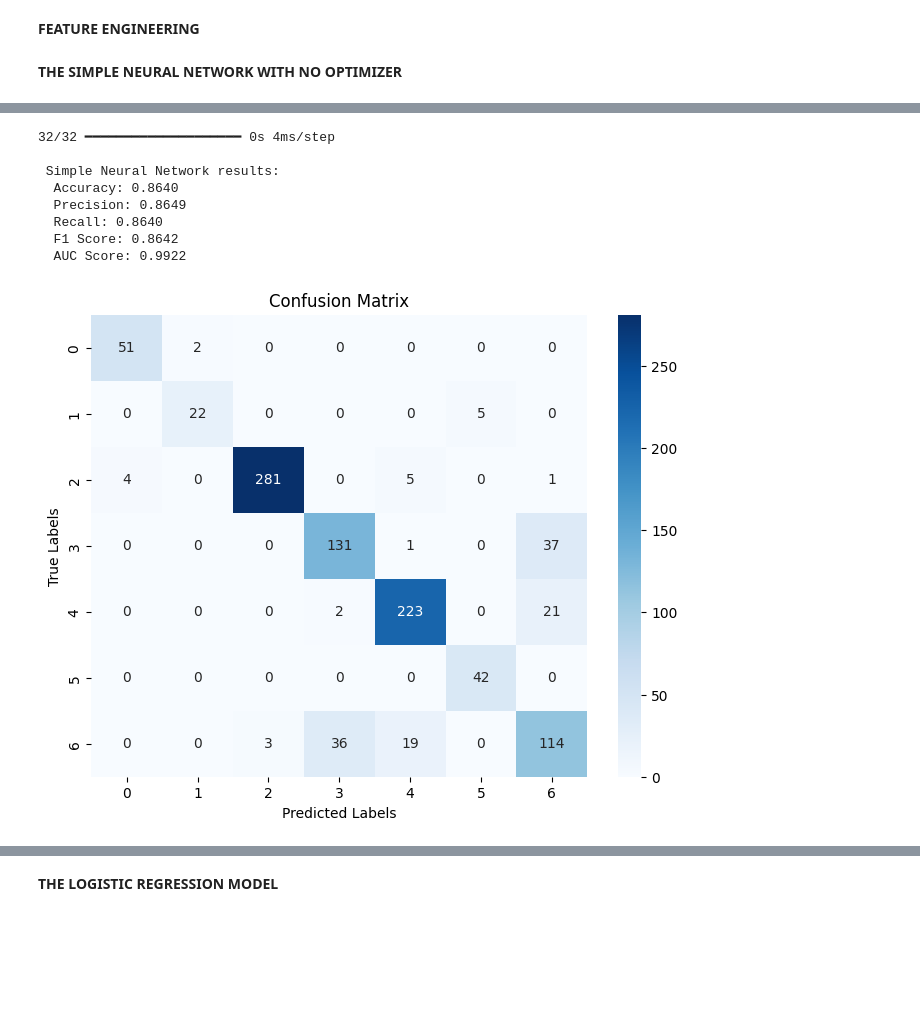
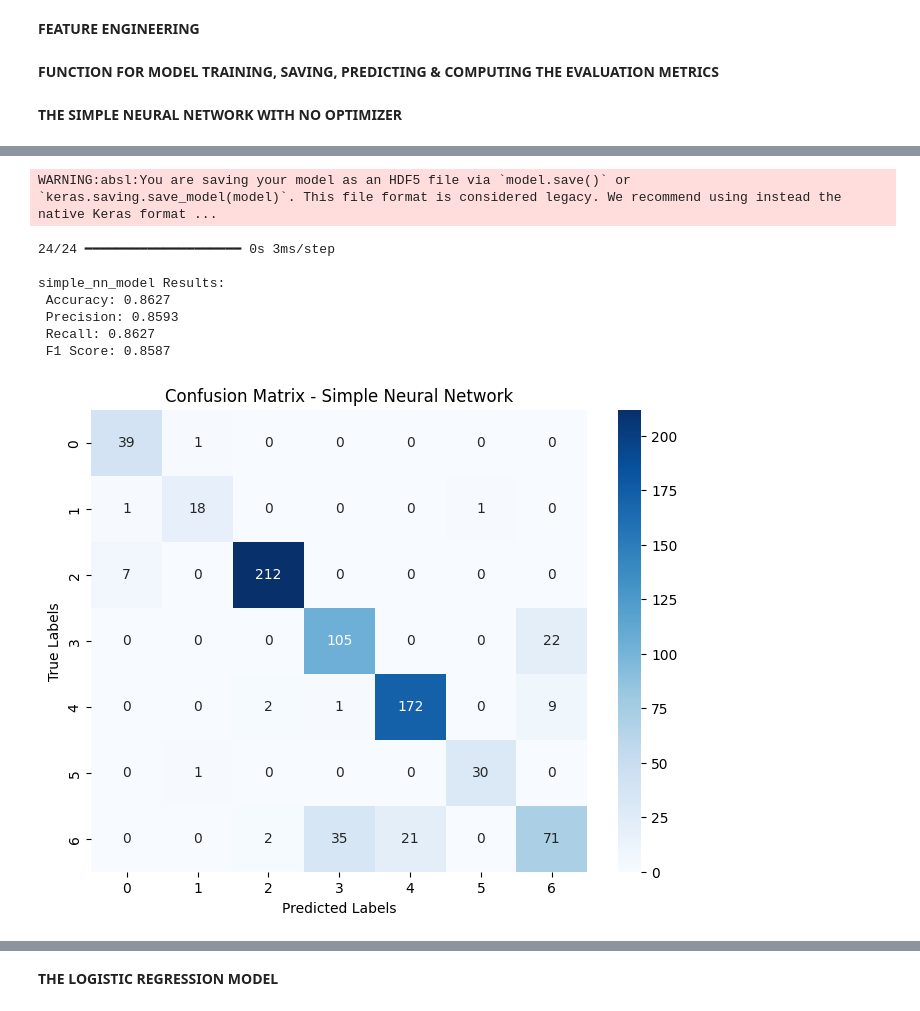
Before and after one commit to g-tumwesigye/FitPredictor_Model, a Jupyter notebook: FitPredictor_Model.ipynb, the cells around one changed output, grey strips where cells are left out. Cells and saved outputs as stored; diff of their text form; code cells hidden in the pictures; blank space fills up the shorter version.

Commit message:
FitPredictor_Model

```diff
--- a/FitPredictor_Model.ipynb
+++ b/FitPredictor_Model.ipynb
@@ -97,11 +97,11 @@ dtype: int64
 # Drop highly correlated features
 data.drop(columns=["Body Fat Percentage", "BFPcase", "Exercise Recommendation Plan"], inplace=True)
 
-# Creating new features
+# Creating a new feature
 data["BMI_to_Weight"] = data["BMI"] / data["Weight"]
 
 
-# Standardize numerical features
+# Standardizing numerical features
 scaler = StandardScaler()
 numerical_features = ["Weight", "Height", "BMI", "Age", "BMI_to_Weight"]
 data[numerical_features] = scaler.fit_transform(data[numerical_features])
@@ -114,13 +114,24 @@ for feature in categorical_features:
     data[feature] = le.fit_transform(data[feature])
     label_encoders[feature] = le
 
-# Splittig data into train & test sets
+# Splittig data into train (70%), validation (15%) & test (15%)
 X = data.drop(columns=["BMIcase"])
 y = data["BMIcase"]
 y = tf.keras.utils.to_categorical(y)
-X_train, X_test, y_train, y_test = train_test_split(X, y, test_size=0.2, stratify=y.argmax(axis=1), random_state=42)
+
+#spliting train (70%) & temp (30%)
+X_train, X_temp, y_train, y_temp = train_test_split(
+X, y, test_size=0.3, stratify=y.argmax(axis=1), random_state=42
+)
+
+# splitting temp (30%) into validation (15%) & test (15%)
+X_val, X_test, y_val, y_test = train_test_split(
+X_temp, y_temp, test_size=0.5, stratify=y_temp.argmax(axis=1), random_state=42
+)
 
 # Handling class imbalance with SMOTE
 smote = SMOTE(sampling_strategy="auto", random_state=42)
 X_train_resampled, y_train_resampled = smote.fit_resample(X_train, y_train.argmax(axis=1))
 y_train_resampled = tf.keras.utils.to_categorical(y_train_resampled)
+# %% [markdown]
+**FUNCTION FOR MODEL TRAINING, SAVING, PREDICTING & COMPUTING THE EVALUATION METRICS**
@@ -133,43 +168,21 @@ simple_nn = tf.keras.Sequential([
     tf.keras.layers.Dropout(0.3),
     tf.keras.layers.Dense(64, activation='relu'),
     tf.keras.layers.Dropout(0.3),
-    tf.keras.layers.Dense(7, activation='softmax')  # Updated for 7 output classes
+    tf.keras.layers.Dense(7, activation='softmax')
 ])
 
 # Compiling the model
 simple_nn.compile(loss='categorical_crossentropy', metrics=['accuracy'])
 
-# Training the model
-history = simple_nn.fit(X_train_resampled, y_train_resampled, epochs=100, batch_size=32, validation_data=(X_test, y_test), verbose=1)
-
-# Save Simple Neural Network (SNN)
-saved_models_dir = "/content/saved_models"
-os.makedirs(saved_models_dir, exist_ok=True)
-simple_nn.save(os.path.join(saved_models_dir, "simple_nn_model.h5"))
-
-# Evaluating the model
-y_pred_probs = simple_nn.predict(X_test)
-y_pred_classes = np.argmax(y_pred_probs, axis=1)
-# Change here to extract the true class labels from the one-hot encoded y_test
-y_true = np.argmax(y_test, axis=1)
-
-# Computing evaluation metrics
-accuracy = accuracy_score(y_true, y_pred_classes)
-precision = precision_score(y_true, y_pred_classes, average='weighted')
-recall = recall_score(y_true, y_pred_classes, average='weighted')
-f1 = f1_score(y_true, y_pred_classes, average='weighted')
+# Training, saving, predicting and evaluating the model
+history, y_pred_probs, y_pred_classes, y_true = train_save_evaluate(
+    simple_nn, "simple_nn_model",
+    X_train_resampled, y_train_resampled, X_val, y_val, X_test, y_test
+)
 
 # Computing ROC Curve and AUC
 fpr, tpr, _ = roc_curve(y_test.ravel(), y_pred_probs.ravel())
 auc_score = auc(fpr, tpr)
-
-# Printing results
-print(f"\n Simple Neural Network results:")
-print(f"  Accuracy: {accuracy:.4f}")
-print(f"  Precision: {precision:.4f}")
-print(f"  Recall: {recall:.4f}")
-print(f"  F1 Score: {f1:.4f}")
-print(f"  AUC Score: {auc_score:.4f}")
 
 # Confusion Matrix
 plt.figure(figsize=(8, 6))
@@ -177,7 +190,7 @@ cm = confusion_matrix(y_true, y_pred_classes)
 sns.heatmap(cm, annot=True, fmt='d', cmap='Blues', xticklabels=np.unique(y_true), yticklabels=np.unique(y_true))
 plt.xlabel("Predicted Labels")
 plt.ylabel("True Labels")
-plt.title("Confusion Matrix")
+plt.title("Confusion Matrix - Simple Neural Network")
 plt.show()
 
 # ROC Curve
@@ -186,7 +199,7 @@ plt.plot(fpr, tpr, label=f"AUC = {auc_score:.4f}", color='blue')
 plt.plot([0, 1], [0, 1], linestyle='--', color='gray', label="Random Guessing")
 plt.xlabel("False Positive Rate")
 plt.ylabel("True Positive Rate")
-plt.title("ROC Curve")
+plt.title("ROC Curve - Simple Neural Network")
 plt.legend()
 plt.grid(True)
 plt.show()
@@ -222,9 +235,9 @@ WARNING:absl:You are saving your model as an HDF5 file via `model.save()` or `ke
-32/32 ━━━━━━━━━━━━━━━━━━━━ 0s 4ms/step
-
- Simple Neural Network results:
-  Accuracy: 0.8640
-  Precision: 0.8649
-  Recall: 0.8640
-  F1 Score: 0.8642
-  AUC Score: 0.9922
+WARNING:absl:You are saving your model as an HDF5 file via `model.save()` or `keras.saving.save_model(model)`. This file format is considered legacy. We recommend using instead the native Keras format ...
+24/24 ━━━━━━━━━━━━━━━━━━━━ 0s 3ms/step
+
+simple_nn_model Results:
+ Accuracy: 0.8627
+ Precision: 0.8593
+ Recall: 0.8627
+ F1 Score: 0.8587
-[figure, old version]
+[figure, new version]
```
Also changed, not shown: parts of 8 cells of this notebook.
